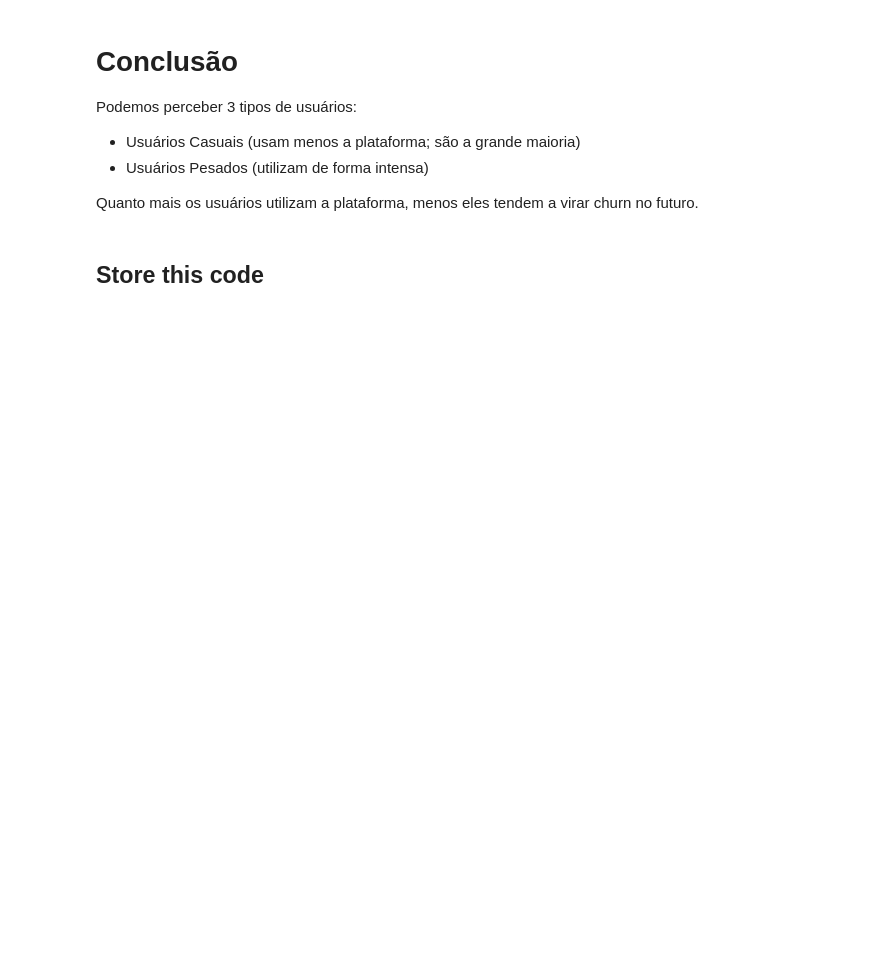
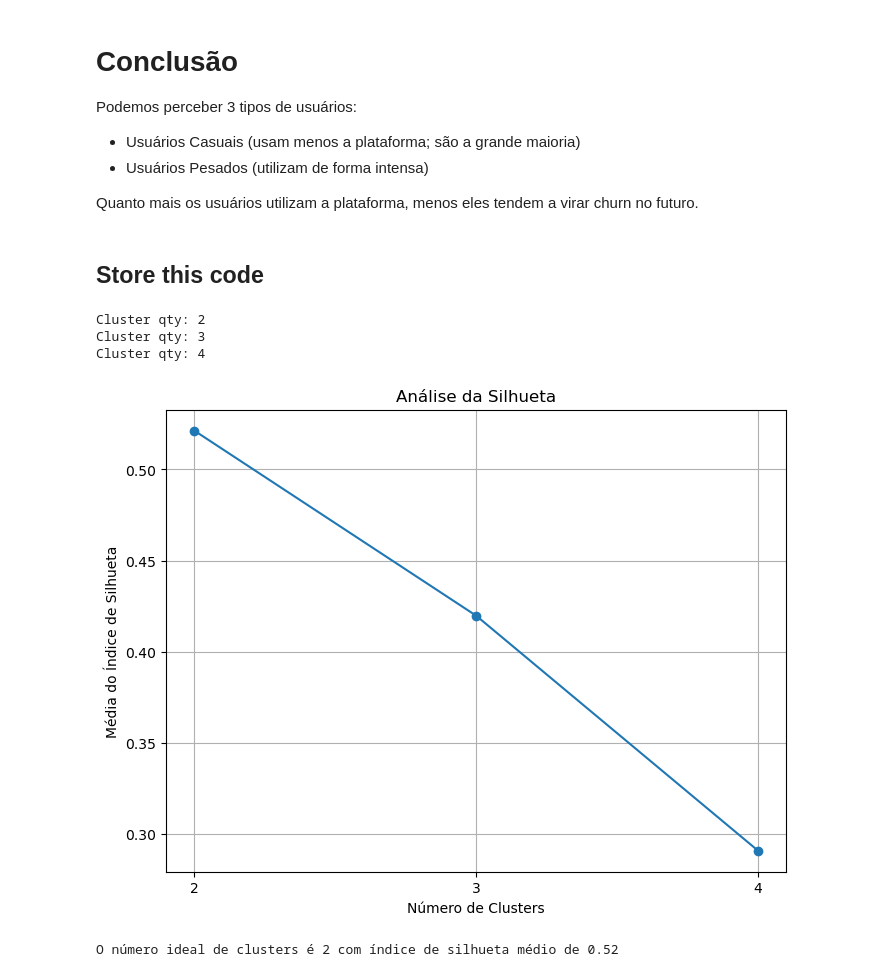
Before and after one commit to CaioAFA/2025-case-data-master-caio-arrabal, a Jupyter notebook: notebooks/06_1-Churn-Clustering.ipynb, the cells around one changed output. Saved outputs shown, nothing was run; the diff lists cells and outputs as text; code cells hidden in the pictures; blank space fills up the shorter version.

```diff
--- a/notebooks/06_1-Churn-Clustering.ipynb
+++ b/notebooks/06_1-Churn-Clustering.ipynb
@@ -345,32 +347,38 @@ Quanto mais os usuários utilizam a plataforma, menos eles tendem a virar churn
 # Utilizando o método da Silhueta, pois ele foca na qualidade dos agrupamentos
 import pandas as pd
 from sklearn.cluster import KMeans
 from sklearn.metrics import silhouette_score
 import matplotlib.pyplot as plt
 
 X = usage_df.copy()[USAGE_COLUMNS]
 
 from sklearn.preprocessing import StandardScaler
 scaler = StandardScaler()
 X_scaled = scaler.fit_transform(X)
 
-range_n_clusters = list(range(2, 11))
+range_n_clusters = list(range(2, 5))
 silhouette_avg = []
 
 for n_clusters in range_n_clusters:
-    print(f'')
+    print(f'Cluster qty: {n_clusters}')
     kmeans = KMeans(n_clusters=n_clusters, random_state=42)
     cluster_labels = kmeans.fit_predict(X_scaled)
     silhouette_avg.append(silhouette_score(X_scaled, cluster_labels))
 
 plt.figure(figsize=(8, 6))
 plt.plot(range_n_clusters, silhouette_avg, marker='o')
 plt.title("Análise da Silhueta")
 plt.xlabel("Número de Clusters")
 plt.ylabel("Média do Índice de Silhueta")
 plt.xticks(range_n_clusters)
 plt.grid(True)
 plt.show()
 
 optimal_n_clusters = range_n_clusters[silhouette_avg.index(max(silhouette_avg))]
 print(f"O número ideal de clusters é {optimal_n_clusters} com índice de silhueta médio de {max(silhouette_avg):.2f}")
+# %% [output]
+Cluster qty: 2
+Cluster qty: 3
+Cluster qty: 4
+[figure, added]
+O número ideal de clusters é 2 com índice de silhueta médio de 0.52
```
Also changed, not shown: parts of 13 cells of this notebook, 7 other files.
